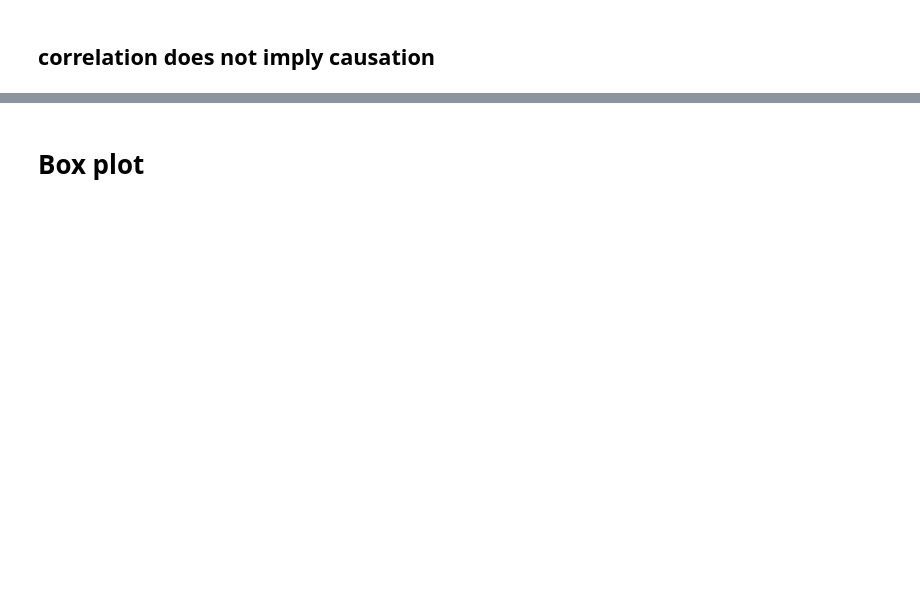
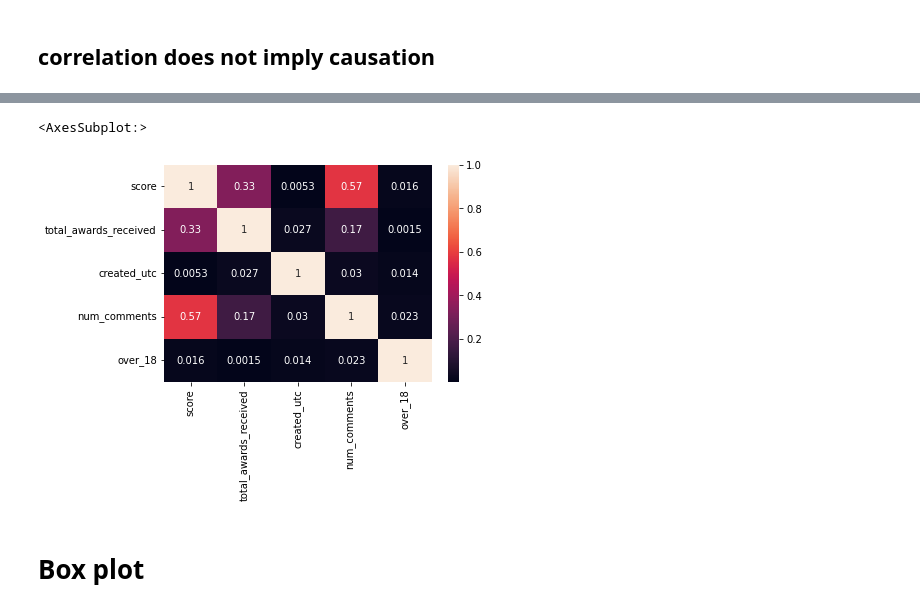
Before and after one commit to Rahul-Thakur30/newton_school_ms-iu-data-science-april-2022-groot, a Jupyter notebook: correlation_and_boxplots.ipynb, the cells around one changed output, grey strips where cells are left out. Drawn from its saved outputs; the diff is of its cells as text; code cells hidden in the pictures; blank space fills up the shorter version.

```diff
--- a/correlation_and_boxplots.ipynb
+++ b/correlation_and_boxplots.ipynb
@@ -22,3 +40,9 @@ df = pd.read_csv('csv/r_dataisbeautiful_posts.csv')
+# %%
+import seaborn as sns
+sns.heatmap(df.corr(),annot=True)
+# %% [output]
+<AxesSubplot:>
+[figure, added]
 # %% [markdown]
 # Box plot
 # %% [markdown]
```
Also changed, not shown: parts of 13 cells of this notebook, 1 other file.
